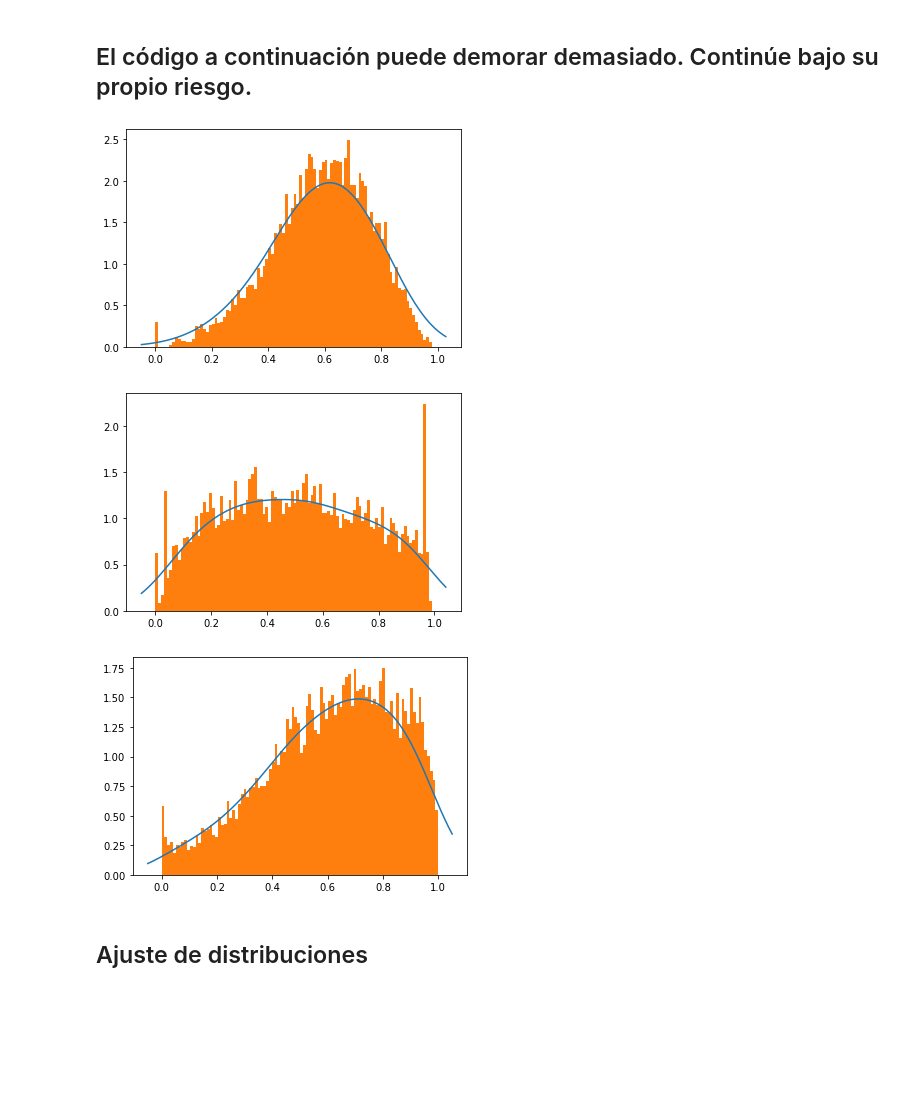
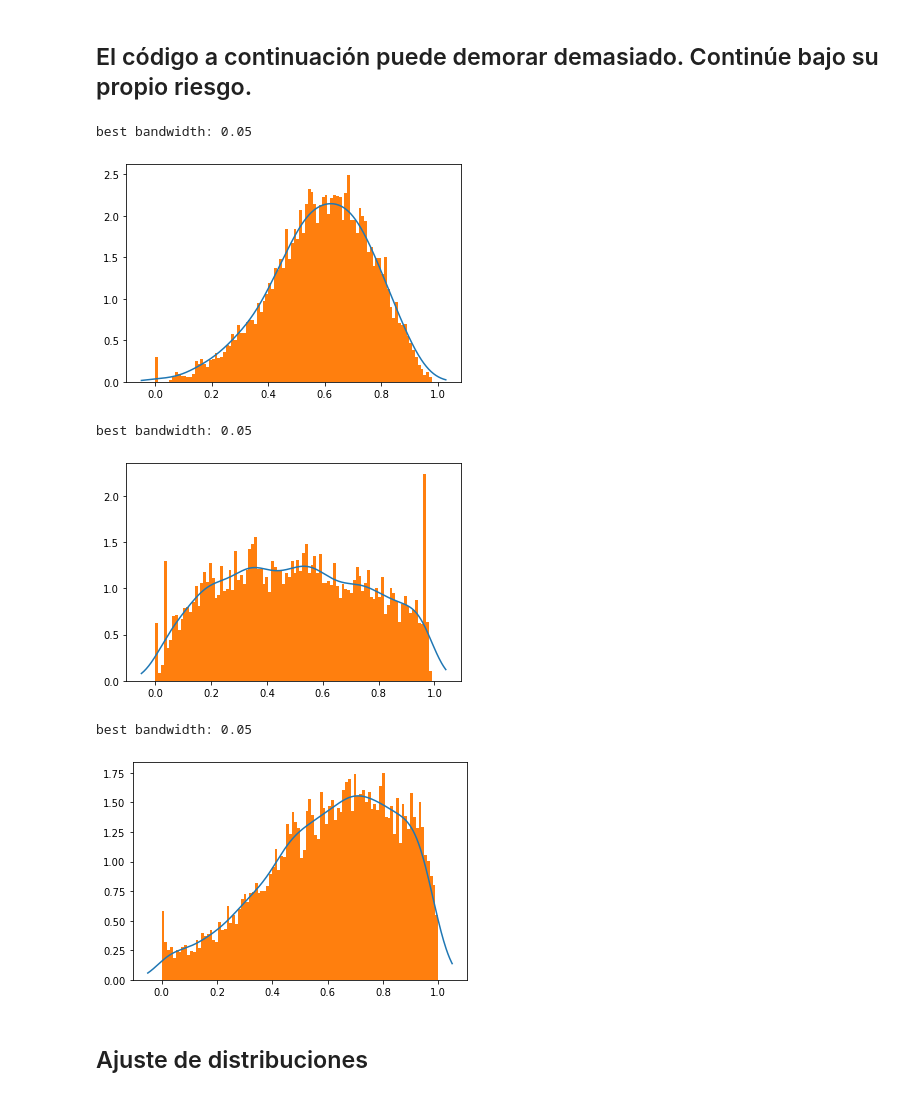
Before and after one commit to OscarFlores-IFi/SPF-2021-Tareas, a Jupyter notebook: Proyecto/Proyecto Simulación de Procesos.ipynb, the cells around one changed output. Saved outputs shown, nothing was run; the diff lists cells and outputs as text; code cells hidden in the pictures; blank space fills up the shorter version.

```diff
--- a/Proyecto/Proyecto Simulación de Procesos.ipynb
+++ b/Proyecto/Proyecto Simulación de Procesos.ipynb
@@ -207,7 +207,7 @@ def kde_w_best_bandwidth(x, **kwargs):
     """Kernel Density Estimation with Scikit-learn when optimal bandwidth is unknown"""
     def bandwidth_search(x):
         grid = GridSearchCV(KernelDensity(),
-                        {'bandwidth': np.linspace(0.01, abs(rng*0.1), 30)},
+                        {'bandwidth': np.linspace(0.05, abs(rng*0.1), 30)},
                         cv=20) # 20-fold cross-validation
         grid.fit(x[:, None])
         return (grid.best_params_)
@@ -216,7 +216,7 @@ def kde_w_best_bandwidth(x, **kwargs):
     rng = max(x) - min(x)
     x_grid = np.linspace(min(x)-rng*0.05,max(x)+rng*0.05, 500)
 
-    opt_bandwidth = bandwidth_search(r_data['popularity'])['bandwidth']
+    opt_bandwidth = bandwidth_search(x)['bandwidth']
     print("best bandwidth: {}".format(opt_bandwidth))
 
     kde_skl = KernelDensity(bandwidth=opt_bandwidth, **kwargs)
@@ -227,26 +227,29 @@ def kde_w_best_bandwidth(x, **kwargs):
     log_pdf = kde_skl.score_samples(x_grid[:, np.newaxis])
     return x_grid, np.exp(log_pdf)
 # %%
-# x,pdf = kde_w_best_bandwidth(r_data['danceability']) # best bandwidth: 0.098
-x,pdf = kde(r_data['danceability'], bandwidth = 0.098)
+x,pdf = kde_w_best_bandwidth(r_data['danceability']) # best bandwidth: 0.05
+# x,pdf = kde(r_data['danceability'], bandwidth = 0.098)
 plt.plot(x,pdf);
 plt.hist(r_data['danceability'] ,bins = n_bins, density=True);
 # %% [output]
+best bandwidth: 0.05
-[figure, old version]
+[figure, new version]
 # %%
-# x,pdf = kde_w_best_bandwidth(r_data['valence'])# best bandwidth: 0.09910000000000001
-x,pdf = kde(r_data['valence'], bandwidth = 0.0991)
+x,pdf = kde_w_best_bandwidth(r_data['valence'])# best bandwidth: 0.09910000000000001
+# x,pdf = kde(r_data['valence'], bandwidth = 0.0991)
 plt.plot(x,pdf);
 plt.hist(r_data['valence'] ,bins = n_bins, density=True);
 # %% [output]
+best bandwidth: 0.05
-[figure, old version]
+[figure, new version]
 # %%
-# x,pdf = kde_w_best_bandwidth(r_data['energy']) #best bandwidth: 0.09999797
-x,pdf = kde(r_data['energy'], bandwidth = 0.09999797)
+x,pdf = kde_w_best_bandwidth(r_data['energy']) #best bandwidth: 0.09999797
+# x,pdf = kde(r_data['energy'], bandwidth = 0.09999797)
 plt.plot(x,pdf);
 plt.hist(r_data['energy'] ,bins = n_bins, density=True);
 # %% [output]
+best bandwidth: 0.05
-[figure, old version]
+[figure, new version]
 # %% [markdown]
 ## Ajuste de distribuciones
 # %%
```
Also changed, not shown: parts of 2 cells of this notebook, 3 other files.
